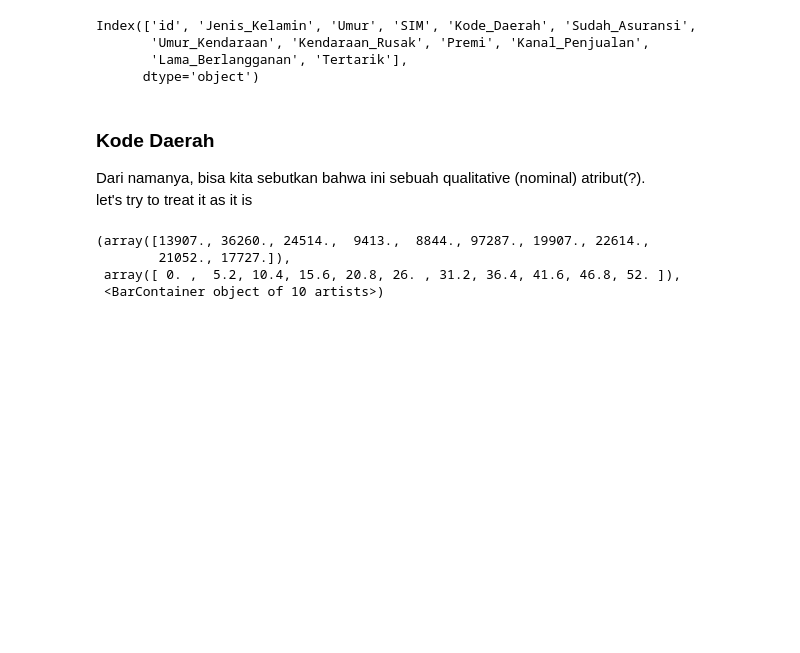
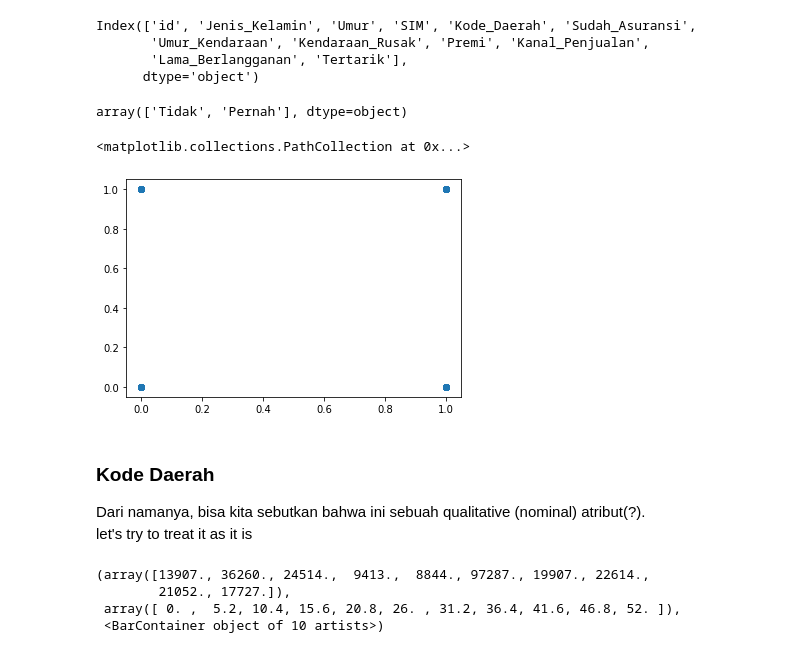
Before and after one commit to kaenova/Malin_Tubes2, a Jupyter notebook: notebooks/Malin_Tubes2_Pengumpulan.ipynb, the cells around one changed output. Cells and saved outputs as stored; diff of their text form; code cells hidden in the pictures; blank space fills up the shorter version.

```diff
--- a/notebooks/Malin_Tubes2_Pengumpulan.ipynb
+++ b/notebooks/Malin_Tubes2_Pengumpulan.ipynb
@@ -145,6 +145,23 @@ Index(['id', 'Jenis_Kelamin', 'Umur', 'SIM', 'Kode_Daerah', 'Sudah_Asuransi',
       dtype='object')
 # %%
 categorical_cols = ['Jenis_Kelamin', 'SIM', 'Sudah_Asuransi', 'Kendaraan_Rusak', 'Tertarik']
+# %%
+df_train_analyze_all["Kendaraan_Rusak"].unique()
+# %% [output]
+array(['Tidak', 'Pernah'], dtype=object)
+# %%
+map_bruh = {
+    "Kendaraan_Rusak" : {
+        "Tidak" : 0,
+        "Pernah" : 1
+    }
+}
+test = df_train_analyze_all.replace(map_bruh)
+# %%
+plt.scatter(test["Kendaraan_Rusak"], test["Sudah_Asuransi"])
+# %% [output]
+<matplotlib.collections.PathCollection at 0x...>
+[figure, added]
 # %% [markdown]
 ### Kode Daerah
 Dari namanya, bisa kita sebutkan bahwa ini sebuah qualitative (nominal) atribut(?).
```
Also changed, not shown: parts of 4 cells of this notebook.
